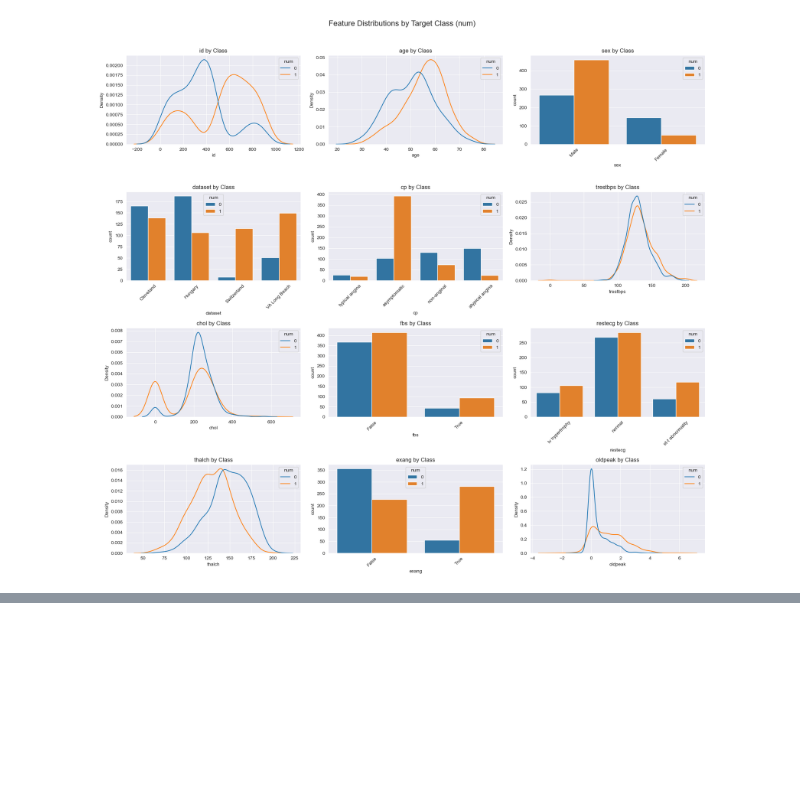
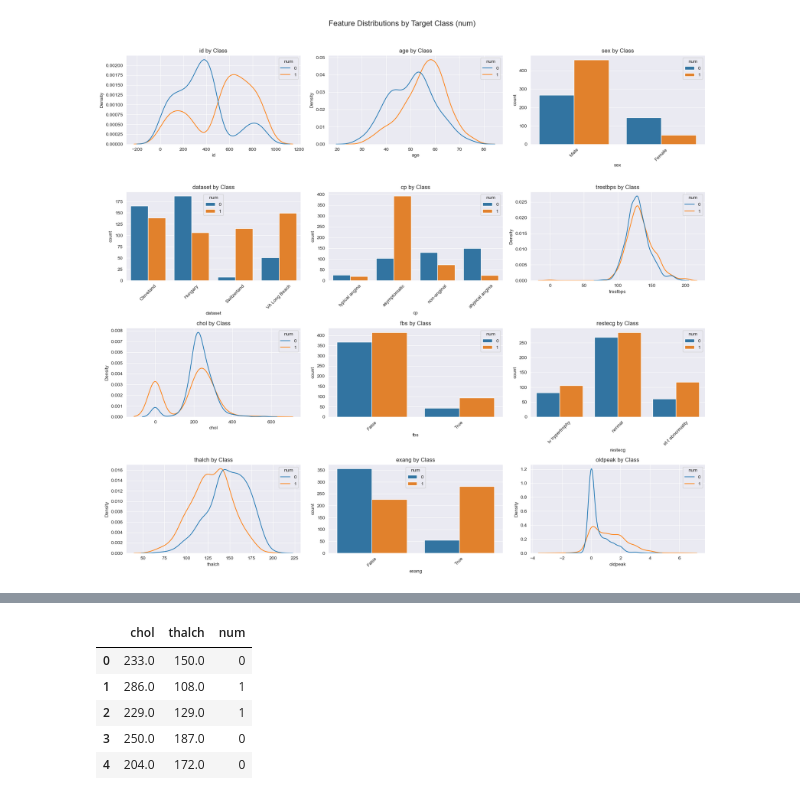
Before and after one commit to Mahyar-mhn/cardio-classification-generative-vs-discriminative, a Jupyter notebook: heart_disease_assignment.ipynb, the cells around one changed output, grey strips where cells are left out. Cells and saved outputs as stored; diff of their text form; code cells hidden in the pictures; blank space fills up the shorter version.

```diff
--- a/heart_disease_assignment.ipynb
+++ b/heart_disease_assignment.ipynb
@@ -158,0 +168,13 @@ plt.show()
+# %%
+# Select two informative features: 'chol' (cholesterol) and 'thalch' (maximum heart rate)
+selected_features = df[['chol', 'thalch', 'num']]
+
+# Display the first few rows of the selected data
+selected_features.head()
+# %% [output]
+|  | chol | thalch | num |
+| 0 | 233.0 | 150.0 | 0 |
+| 1 | 286.0 | 108.0 | 1 |
+| 2 | 229.0 | 129.0 | 1 |
+| 3 | 250.0 | 187.0 | 0 |
+| 4 | 204.0 | 172.0 | 0 |
```
Also changed, not shown: parts of 5 cells of this notebook.
